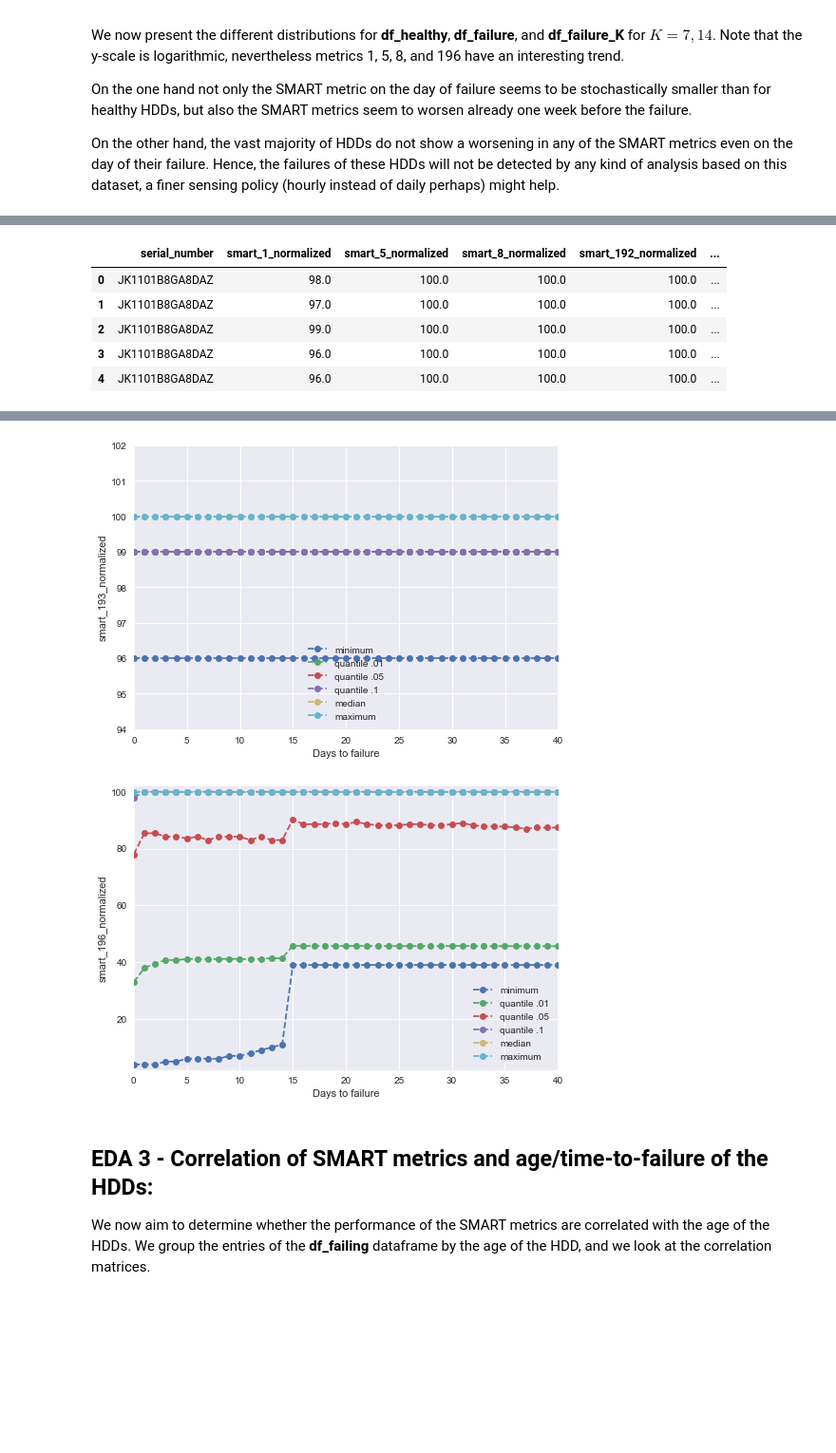
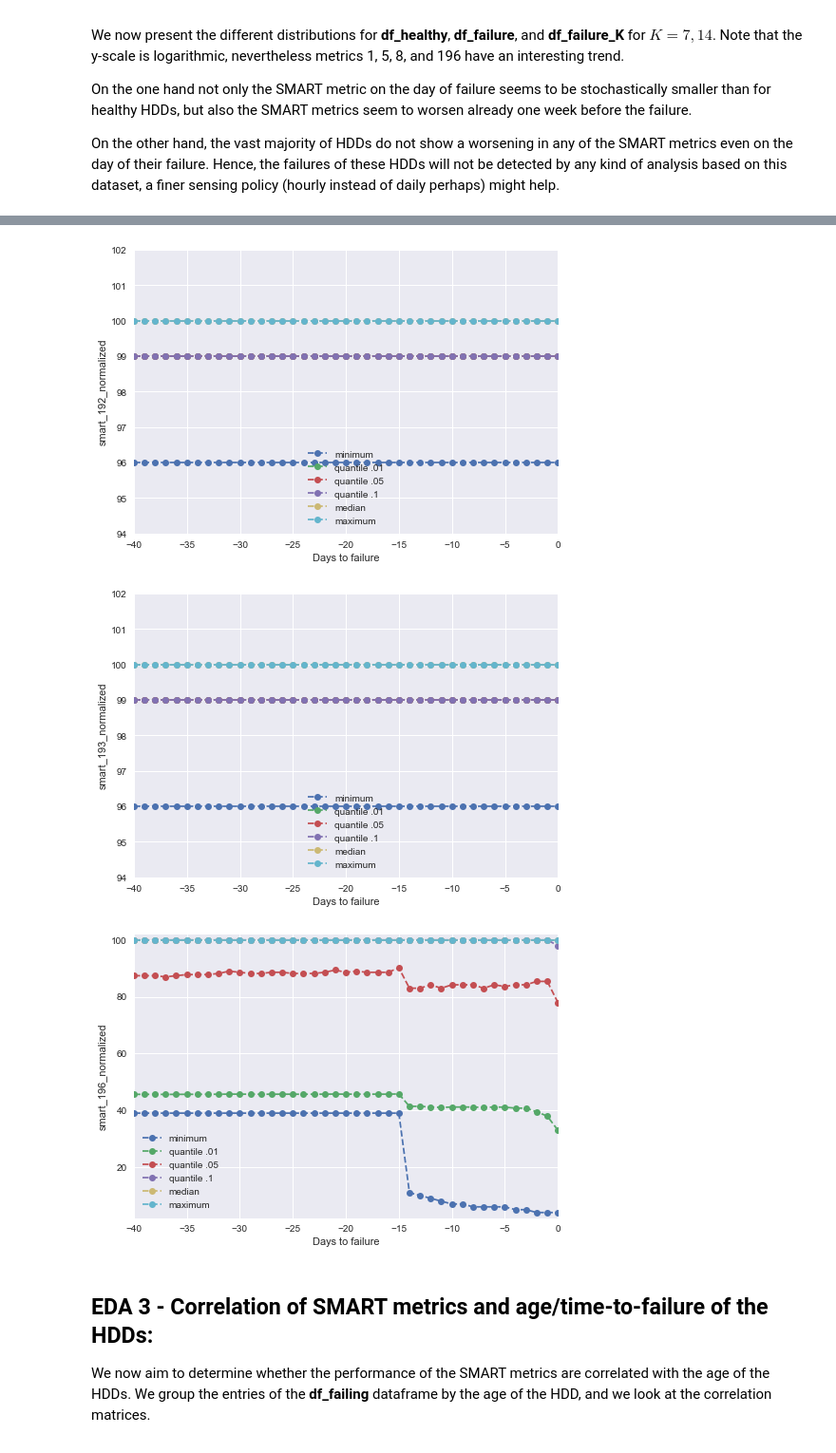
Before and after one commit to FabCec/planned_replacements, a Jupyter notebook: 3. Exploratory data analysis and inferential statistic.ipynb, the cells around one changed output, grey strips where cells are left out. Shown at 95% size. Saved outputs shown, nothing was run; the diff lists cells and outputs as text; code cells hidden in the pictures; blank space fills up the shorter version.

```diff
--- a/3. Exploratory data analysis and inferential statistic.ipynb
+++ b/3. Exploratory data analysis and inferential statistic.ipynb
@@ -115,6 +119,9 @@ df_serialnumber[df_serialnumber['state'] == 'wrong']
 df['state'] = df.serial_number.apply(lambda x : df_serialnumber.state[x])
 df = df[df['state'] != 'wrong']
 
+df['D_from_first'] = [ (df.iloc[i,0] - df_serialnumber.date_first[df.iloc[i,1]]).days for i in range(df.shape[0])]
+df['D_to_last'] = [ (df.iloc[i,0] - df_serialnumber.date_last[df.iloc[i,1]]).days for i in range(df.shape[0])]
+
 # The dataset has a natural structure with a 2-levels indexing :
 # 1) The outer level captures a specific hard-disk (identified by the serial_number) ;
 # 2) The inner level captures the TimeStamp of the recording.
@@ -134,7 +141,7 @@ df.head()
 ## Create df_smartmetrics :
 
 # smart_metrics has the list of names for the SMART metrics we are considering for the model ModelName
-smart_metrics = df.columns[1:-1]
+smart_metrics = df.columns[1:-3]
 
 def col_info(x):
     '''This function returns a Pandas Series with info associated to each row'''
@@ -154,7 +161,7 @@ df_smartmetrics.head()
 ## We now further extract the data associated to healthy HDDs and failing HDDs at different time prior to the failure
 
 df_failing = df[df['state'] == 'fail']  # We filter the hard-disk failing in the considered time frame
-df_healthy = df[df['state'] == 'healthy'] # ... and those which do not
+df_healthy = df[df['D_to_last'] < -365 ] # We filter the data associated to HDDs that won't fail for an year
 
 # Extract the SMART metrics associated to hard-disks in their last day of life : df_failure
 
@@ -238,30 +252,13 @@ In order to answer the second question, we now group the entries of the **df_fai
 We now plot the quantiles of the SMART metrics of the HDDs are plotted versus the days to failure.
-# %%
-df_failing = df[df['state'] == 'fail'].reset_index()
-
-del df_failing['state']
-
-# For every entry we look at the days to failure for the specfic HDD
-df_failing['days_to_failure'] = [ (df_serialnumber.date_last[df_failing.iloc[i,0]] - df_failing.iloc[i,1]).days for i in range(df_failing.shape[0])]
-
-del df_failing['date']
-del df_failing['failure']
-
-df_failing.head()
-# %% [output]
-|  | serial_number | smart_1_normalized | smart_5_normalized | smart_8_normalized | smart_192_normalized | ... |
-| 0 | JK1101B8GA8DAZ | 98.0 | 100.0 | 100.0 | 100.0 | ... |
-| 1 | JK1101B8GA8DAZ | 97.0 | 100.0 | 100.0 | 100.0 | ... |
-| 2 | JK1101B8GA8DAZ | 99.0 | 100.0 | 100.0 | 100.0 | ... |
-| 3 | JK1101B8GA8DAZ | 96.0 | 100.0 | 100.0 | 100.0 | ... |
-| 4 | JK1101B8GA8DAZ | 96.0 | 100.0 | 100.0 | 100.0 | ... |
 # %%
-perc_min = df_failing.groupby('days_to_failure')[smart_metrics].min()
-perc_01 = df_failing.groupby('days_to_failure')[smart_metrics].quantile(.01)
-perc_05 = df_failing.groupby('days_to_failure')[smart_metrics].quantile(.05)
-perc_10 = df_failing.groupby('days_to_failure')[smart_metrics].quantile(.1)
-perc_50 = df_failing.groupby('days_to_failure')[smart_metrics].quantile(.5)
-perc_max = df_failing.groupby('days_to_failure')[smart_metrics].max()
+df_failing_reset = df_failing.reset_index()
+
+perc_min = df_failing_reset.groupby('D_to_last')[smart_metrics].min()
+perc_01  = df_failing_reset.groupby('D_to_last')[smart_metrics].quantile(.01)
+perc_05  = df_failing_reset.groupby('D_to_last')[smart_metrics].quantile(.05)
+perc_10  = df_failing_reset.groupby('D_to_last')[smart_metrics].quantile(.1)
+perc_50  = df_failing_reset.groupby('D_to_last')[smart_metrics].quantile(.5)
+perc_max = df_failing_reset.groupby('D_to_last')[smart_metrics].max()
 
 # We now apply CompareHistograms to every SMART metric and plot the multi-bar histograms
 
@@ -274,7 +271,7 @@ for smart_metric in smart_metrics :
     plt.plot(perc_50[smart_metric], marker = 'o', linestyle = '--')
     plt.plot(perc_max[smart_metric], marker = 'o', linestyle = '--')
 
-    plt.axis( [0, 40, min(perc_min[smart_metric]) - 2, max(perc_max[smart_metric]) + 2] )
+    plt.axis( [-40, 0, min(perc_min[smart_metric]) - 2, max(perc_max[smart_metric]) + 2] )
     plt.xlabel('Days to failure')
     plt.ylabel(smart_metric)
     plt.legend(['minimum',
@@ -293,5 +290,6 @@ for smart_metric in smart_metrics :
-[figure, old version]
+[figure, new version]
-[figure, old version]
+[figure, new version]
+[figure, added]
 # %% [markdown]
 ## EDA 3 - Correlation of SMART metrics and age/time-to-failure of the HDDs:
 
```
Also changed, not shown: parts of 17 cells of this notebook.
